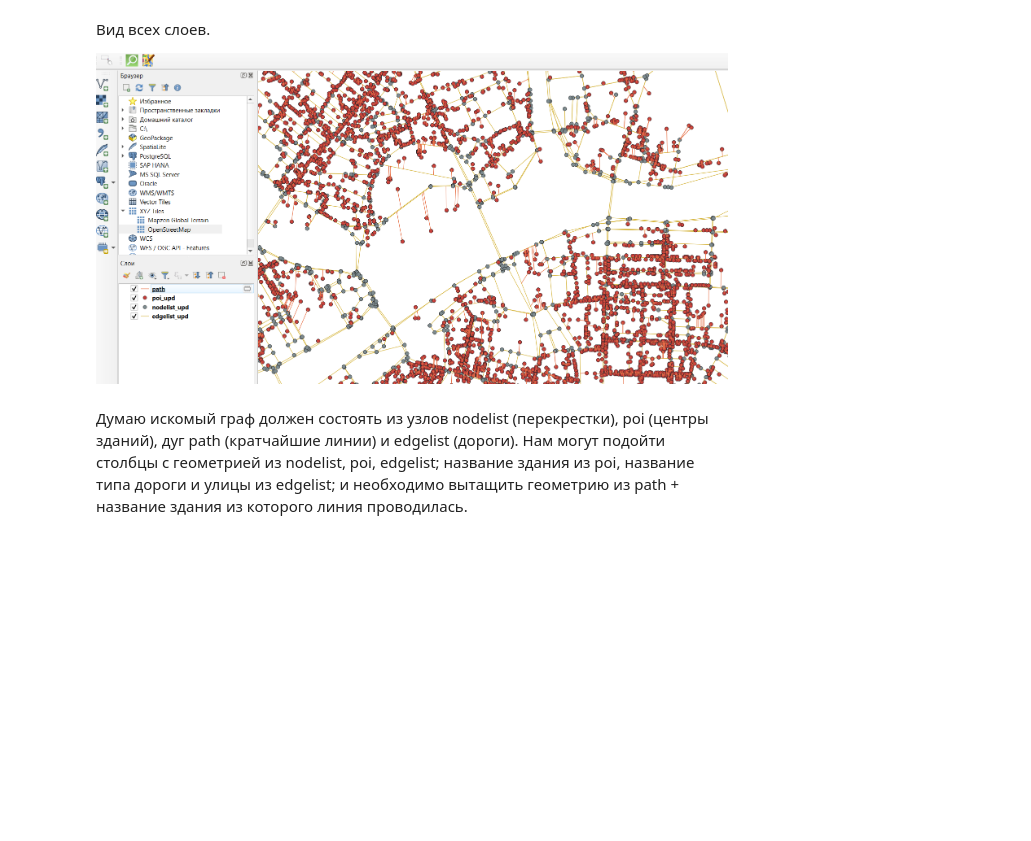
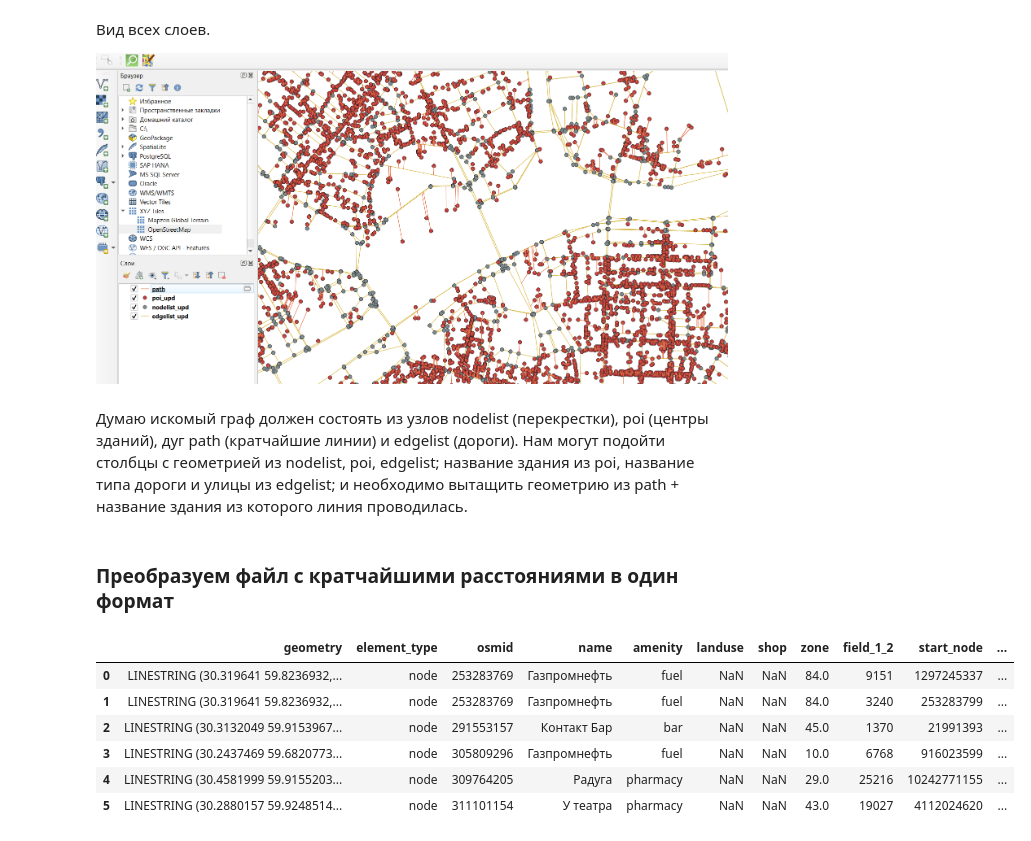
Before and after one commit to citec-spbu/city-view, a Jupyter notebook: notebook/notebook.ipynb, the cells around one changed output. Saved outputs shown, nothing was run; the diff lists cells and outputs as text; code cells hidden in the pictures; blank space fills up the shorter version.

Commit message:
Add geometry short paths in path_upd.csv

```diff
--- a/notebook/notebook.ipynb
+++ b/notebook/notebook.ipynb
@@ -123,3 +121,5 @@ path.iloc[:6, 14:]
 ![image.png](attachment:image.png)
 # %% [markdown]
 Думаю искомый граф должен состоять из узлов nodelist (перекрестки), poi (центры зданий), дуг path (кратчайшие линии) и edgelist (дороги). Нам могут подойти столбцы с геометрией из nodelist, poi, edgelist; название здания из poi, название типа дороги и улицы из edgelist; и необходимо вытащить геометрию из path + название здания из которого линия проводилась.
+# %% [markdown]
+### Преобразуем файл с кратчайшими расстояниями в один формат
@@ -125,0 +174,12 @@ path.iloc[:6, 14:]
+# %%
+path = pd.read_csv('/data/spb/path_upd.csv')
+
+path.iloc[:6, :14]
+# %% [output]
+|  | geometry | element_type | osmid | name | amenity | landuse | shop | zone | field_1_2 | start_node | ... |
+| 0 | LINESTRING (30.319641 59.8236932,... | node | 253283769 | Газпромнефть | fuel | NaN | NaN | 84.0 | 9151 | 1297245337 | ... |
+| 1 | LINESTRING (30.319641 59.8236932,... | node | 253283769 | Газпромнефть | fuel | NaN | NaN | 84.0 | 3240 | 253283799 | ... |
+| 2 | LINESTRING (30.3132049 59.9153967... | node | 291553157 | Контакт Бар | bar | NaN | NaN | 45.0 | 1370 | 21991393 | ... |
+| 3 | LINESTRING (30.2437469 59.6820773... | node | 305809296 | Газпромнефть | fuel | NaN | NaN | 10.0 | 6768 | 916023599 | ... |
+| 4 | LINESTRING (30.4581999 59.9155203... | node | 309764205 | Радуга | pharmacy | NaN | NaN | 29.0 | 25216 | 10242771155 | ... |
+| 5 | LINESTRING (30.2880157 59.9248514... | node | 311101154 | У театра | pharmacy | NaN | NaN | 43.0 | 19027 | 4112024620 | ... |
```
Also changed, not shown: parts of 7 cells of this notebook, 18 other files.
